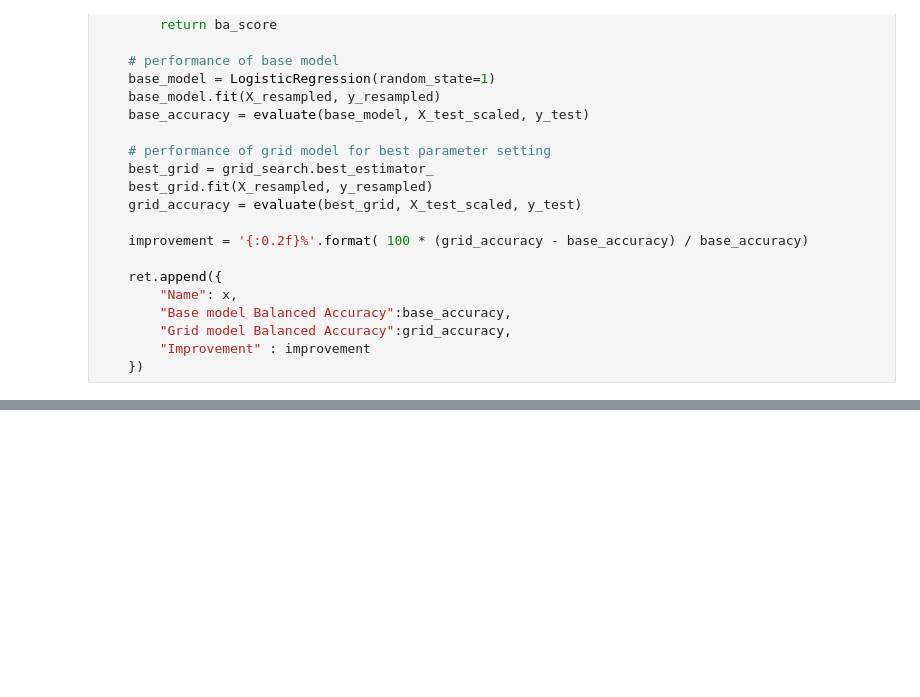
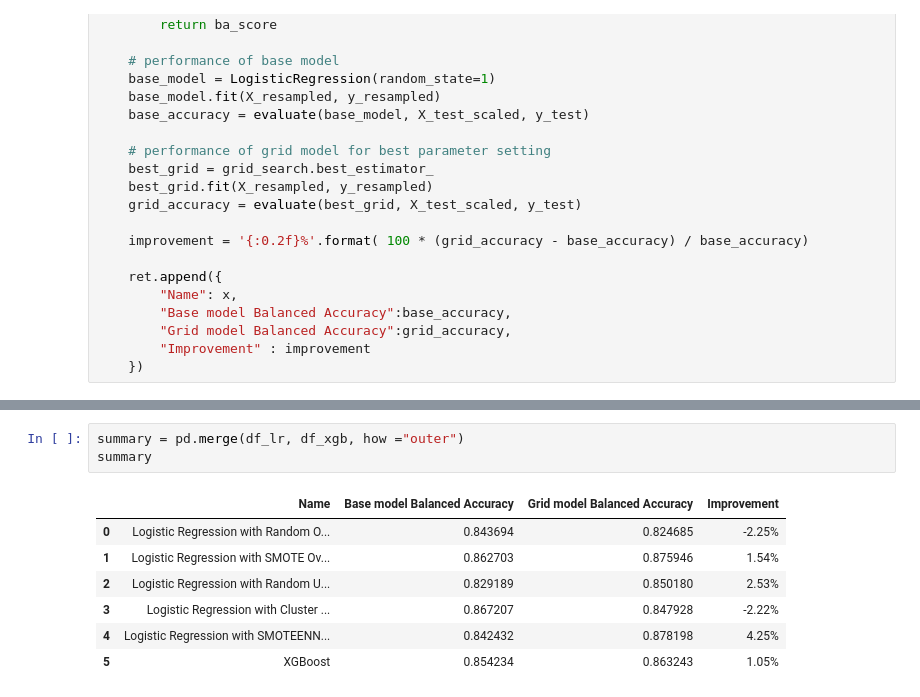
Before and after one commit to jenamis/final-project, a Jupyter notebook: ML models/Grid search on Logistic Regression.ipynb, the cells around one changed output, grey strips where cells are left out. Saved outputs shown, nothing was run; the diff lists cells and outputs as text; blank space fills up the shorter version.

```diff
--- a/ML models/Grid search on Logistic Regression.ipynb
+++ b/ML models/Grid search on Logistic Regression.ipynb
@@ -206,0 +212,11 @@ Please also refer to the documentation for alternative solver options:
+# %%
+summary = pd.merge(df_lr, df_xgb, how ="outer")
+summary
+# %% [output]
+|  | Name | Base model Balanced Accuracy | Grid model Balanced Accuracy | Improvement |
+| 0 | Logistic Regression with Random O... | 0.843694 | 0.824685 | -2.25% |
+| 1 | Logistic Regression with SMOTE Ov... | 0.862703 | 0.875946 | 1.54% |
+| 2 | Logistic Regression with Random U... | 0.829189 | 0.850180 | 2.53% |
+| 3 | Logistic Regression with Cluster ... | 0.867207 | 0.847928 | -2.22% |
+| 4 | Logistic Regression with SMOTEENN... | 0.842432 | 0.878198 | 4.25% |
+| 5 | XGBoost | 0.854234 | 0.863243 | 1.05% |
```
Also changed, not shown: parts of 5 cells of this notebook, 5 other files.
